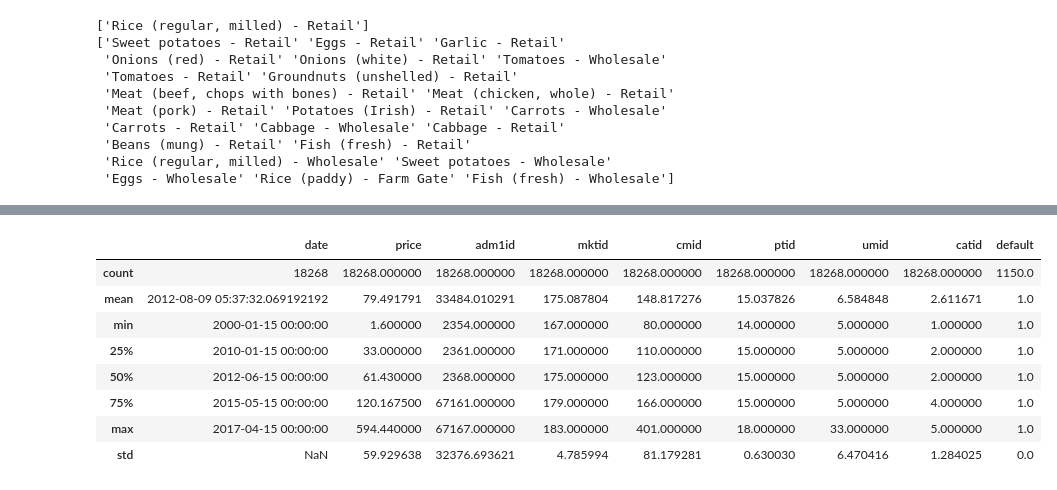
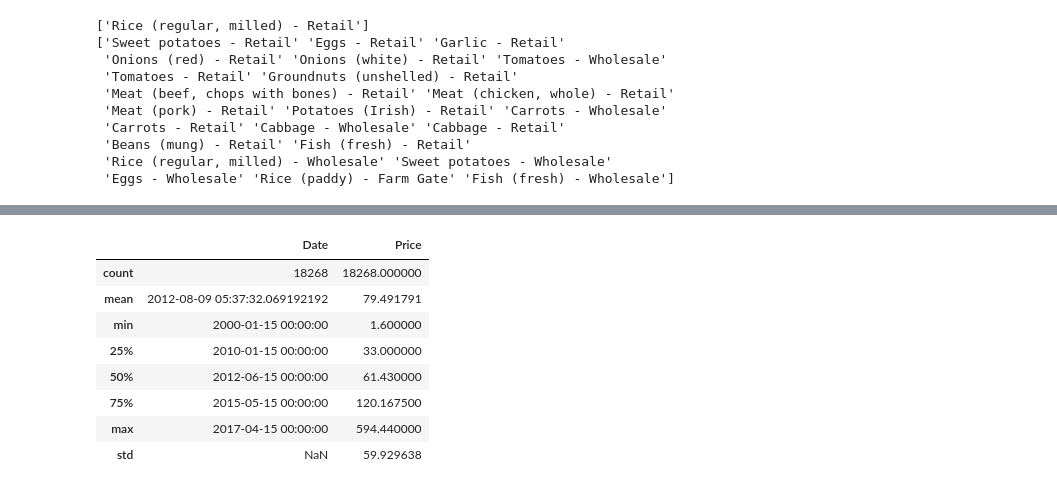
Before and after one commit to KyleZrey/PH-Food-Prices-Analysis, a Jupyter notebook: prelim_data_analysis.ipynb, the cells around one changed output, grey strips where cells are left out. Cells and saved outputs as stored; diff of their text form; code cells hidden in the pictures.

Commit message:
cleaned the dataframe to be used for analysis.

```diff
--- a/prelim_data_analysis.ipynb
+++ b/prelim_data_analysis.ipynb
@@ -138,0 +184,5 @@ pfp.sample(5)
+# %%
+# Since the ids have a one-to-one relationship with their counterpart,
+# we can remove the ids since they are not useful in analysis
+
+clean_pfp.drop(columns=['cmid', 'ptid', 'catid', 'adm1id', 'mktid', 'umid'], inplace=True)
@@ -138,0 +212,16 @@ pfp.sample(5)
+# %%
+# Define the desired column order
+new_column_order = [
+    'date',
+    'Product Name',
+    'category',
+    'price',
+    'unit',
+    'Price Type',
+    'mktname',
+    'admname',
+    'sn'
+]
+
+# Reorder the DataFrame columns
+clean_pfp = clean_pfp[new_column_order]
@@ -138,0 +251,6 @@ pfp.sample(5)
+# %%
+# Change date datatype as date
+clean_pfp['date'] = pd.to_datetime(clean_pfp['date'], errors='coerce')
+
+# Change the 'price' column to float
+clean_pfp['price'] = clean_pfp['price'].astype(float)
@@ -138,0 +270,13 @@ pfp.sample(5)
+# %%
+# Normalize and change column names
+new_name = {
+    'date': 'Date',
+    'category': 'Category',
+    'price': 'Price',
+    'unit': 'Unit',
+    'mktname': 'Market Name',
+    'admname': 'Region',
+    'sn': 'Meta ID'
+}
+
+clean_pfp = clean_pfp.rename(columns=new_name)
@@ -157,13 +304,13 @@ default     17118
 dtype: int64
 # %%
-pfp.describe()
+clean_pfp.describe()
 # %% [output]
-|  | date | price | adm1id | mktid | cmid | ptid | umid | catid | default |
-| count | 18268 | 18268.000000 | 18268.000000 | 18268.000000 | 18268.000000 | 18268.000000 | 18268.000000 | 18268.000000 | 1150.0 |
-| mean | 2012-08-09 05:37:32.069192192 | 79.491791 | 33484.010291 | 175.087804 | 148.817276 | 15.037826 | 6.584848 | 2.611671 | 1.0 |
-| min | 2000-01-15 00:00:00 | 1.600000 | 2354.000000 | 167.000000 | 80.000000 | 14.000000 | 5.000000 | 1.000000 | 1.0 |
-| 25% | 2010-01-15 00:00:00 | 33.000000 | 2361.000000 | 171.000000 | 110.000000 | 15.000000 | 5.000000 | 2.000000 | 1.0 |
-| 50% | 2012-06-15 00:00:00 | 61.430000 | 2368.000000 | 175.000000 | 123.000000 | 15.000000 | 5.000000 | 2.000000 | 1.0 |
-| 75% | 2015-05-15 00:00:00 | 120.167500 | 67161.000000 | 179.000000 | 166.000000 | 15.000000 | 5.000000 | 4.000000 | 1.0 |
-| max | 2017-04-15 00:00:00 | 594.440000 | 67167.000000 | 183.000000 | 401.000000 | 18.000000 | 33.000000 | 5.000000 | 1.0 |
-| std | NaN | 59.929638 | 32376.693621 | 4.785994 | 81.179281 | 0.630030 | 6.470416 | 1.284025 | 0.0 |
+|  | Date | Price |
+| count | 18268 | 18268.000000 |
+| mean | 2012-08-09 05:37:32.069192192 | 79.491791 |
+| min | 2000-01-15 00:00:00 | 1.600000 |
+| 25% | 2010-01-15 00:00:00 | 33.000000 |
+| 50% | 2012-06-15 00:00:00 | 61.430000 |
+| 75% | 2015-05-15 00:00:00 | 120.167500 |
+| max | 2017-04-15 00:00:00 | 594.440000 |
+| std | NaN | 59.929638 |
```
Also changed, not shown: parts of 25 cells of this notebook.
